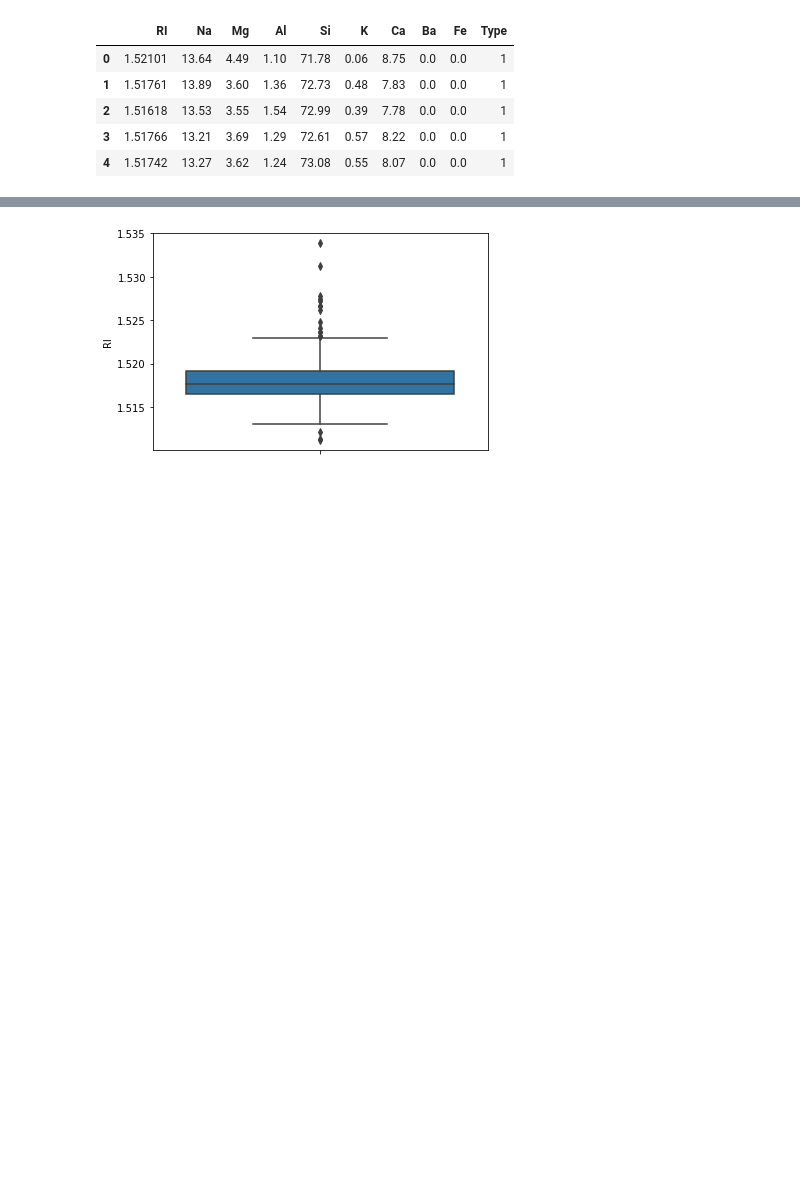
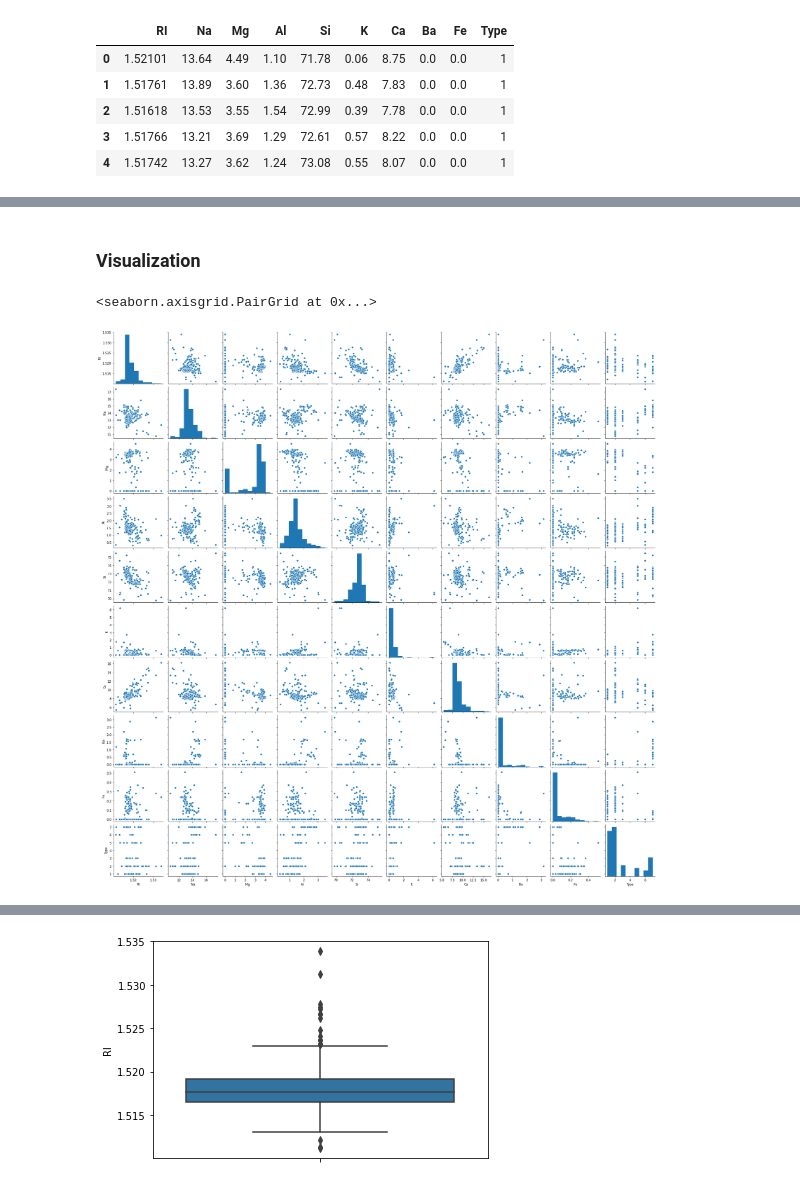
Before and after one commit to IshantWadhwa4/Machine_Learning, a Jupyter notebook: Supervisedlearning/KNN/KNN.ipynb, the cells around one changed output, grey strips where cells are left out. Drawn from its saved outputs; the diff is of its cells as text; code cells hidden in the pictures; blank space fills up the shorter version.

```diff
--- a/Supervisedlearning/KNN/KNN.ipynb
+++ b/Supervisedlearning/KNN/KNN.ipynb
@@ -51,4 +53,6 @@ glass.describe()
 | 50% | 1.517680 | 13.300000 | 3.480000 | 1.360000 | 72.790000 | 0.555000 | 8.600000 | 0.000000 | 0.000000 | 2.000000 |
 | 75% | 1.519157 | 13.825000 | 3.600000 | 1.630000 | 73.087500 | 0.610000 | 9.172500 | 0.000000 | 0.100000 | 3.000000 |
 | max | 1.533930 | 17.380000 | 4.490000 | 3.500000 | 75.410000 | 6.210000 | 16.190000 | 3.150000 | 0.510000 | 7.000000 |
+# %% [markdown]
+### Visualization
 # %%
@@ -56,0 +66,8 @@ import matplotlib.pyplot as plt
+# %%
+ # pairplot crash the colab
+ # the reson of pairplot is to see all the combination in one graph and imp is if you have "too much" overlap in data than its a hard problem.
+ #glass['Type'].replace([3,4,5,6],8,inplace=True)
+ sns.pairplot(glass,hue='Type')
+# %% [output]
+<seaborn.axisgrid.PairGrid at 0x...>
+[figure, added]
```
Also changed, not shown: parts of 32 cells of this notebook.
